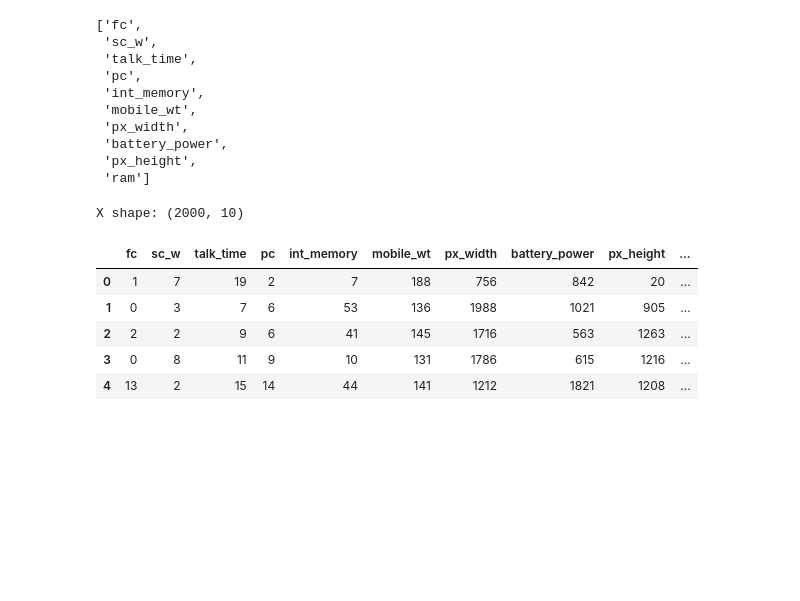
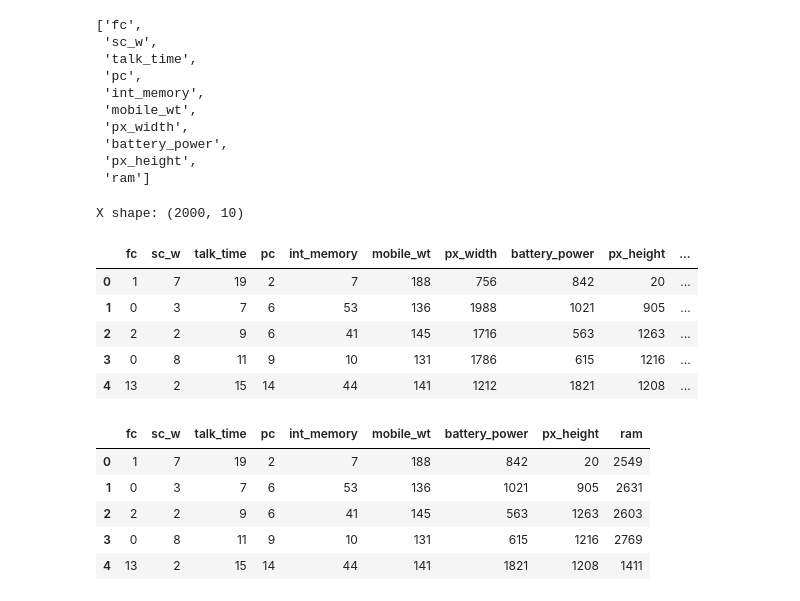
Before and after one commit to iAbdellrahmann/OJT_ML_Codespace, a Jupyter notebook: notebooks/price_prediction.ipynb, the cells around one changed output. Saved outputs shown, nothing was run; the diff lists cells and outputs as text; code cells hidden in the pictures; blank space fills up the shorter version.

```diff
--- a/notebooks/price_prediction.ipynb
+++ b/notebooks/price_prediction.ipynb
@@ -174,3 +174,14 @@ X shape: (2000, 10)
 | 2 | 2 | 2 | 9 | 6 | 41 | 145 | 1716 | 563 | 1263 | ... |
 | 3 | 0 | 8 | 11 | 9 | 10 | 131 | 1786 | 615 | 1216 | ... |
 | 4 | 13 | 2 | 15 | 14 | 44 | 141 | 1212 | 1821 | 1208 | ... |
+# %%
+X = X.drop('px_width', axis=1)
+# %%
+X.head()
+# %% [output]
+|  | fc | sc_w | talk_time | pc | int_memory | mobile_wt | battery_power | px_height | ram |
+| 0 | 1 | 7 | 19 | 2 | 7 | 188 | 842 | 20 | 2549 |
+| 1 | 0 | 3 | 7 | 6 | 53 | 136 | 1021 | 905 | 2631 |
+| 2 | 2 | 2 | 9 | 6 | 41 | 145 | 563 | 1263 | 2603 |
+| 3 | 0 | 8 | 11 | 9 | 10 | 131 | 615 | 1216 | 2769 |
+| 4 | 13 | 2 | 15 | 14 | 44 | 141 | 1821 | 1208 | 1411 |
```
Also changed, not shown: parts of 1 cell of this notebook.
